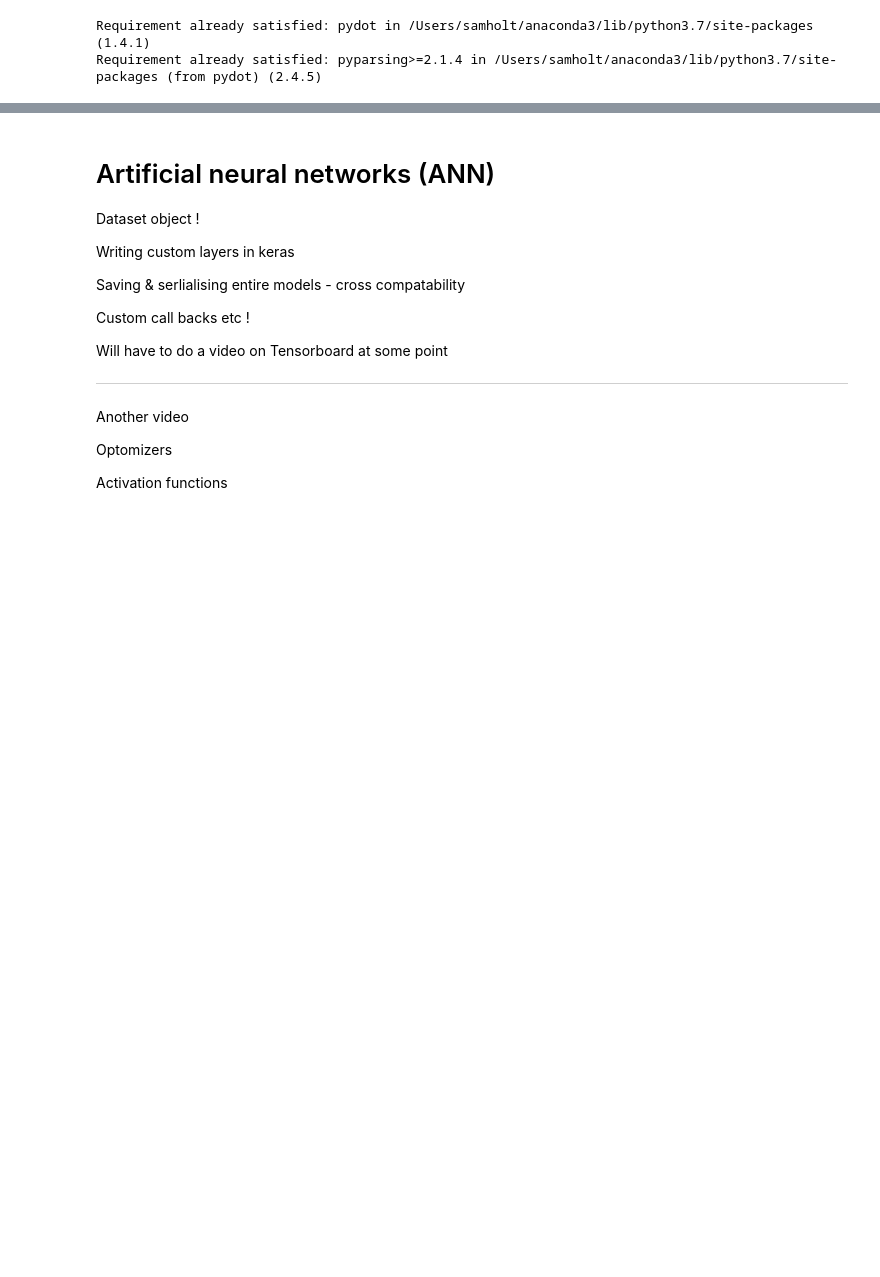
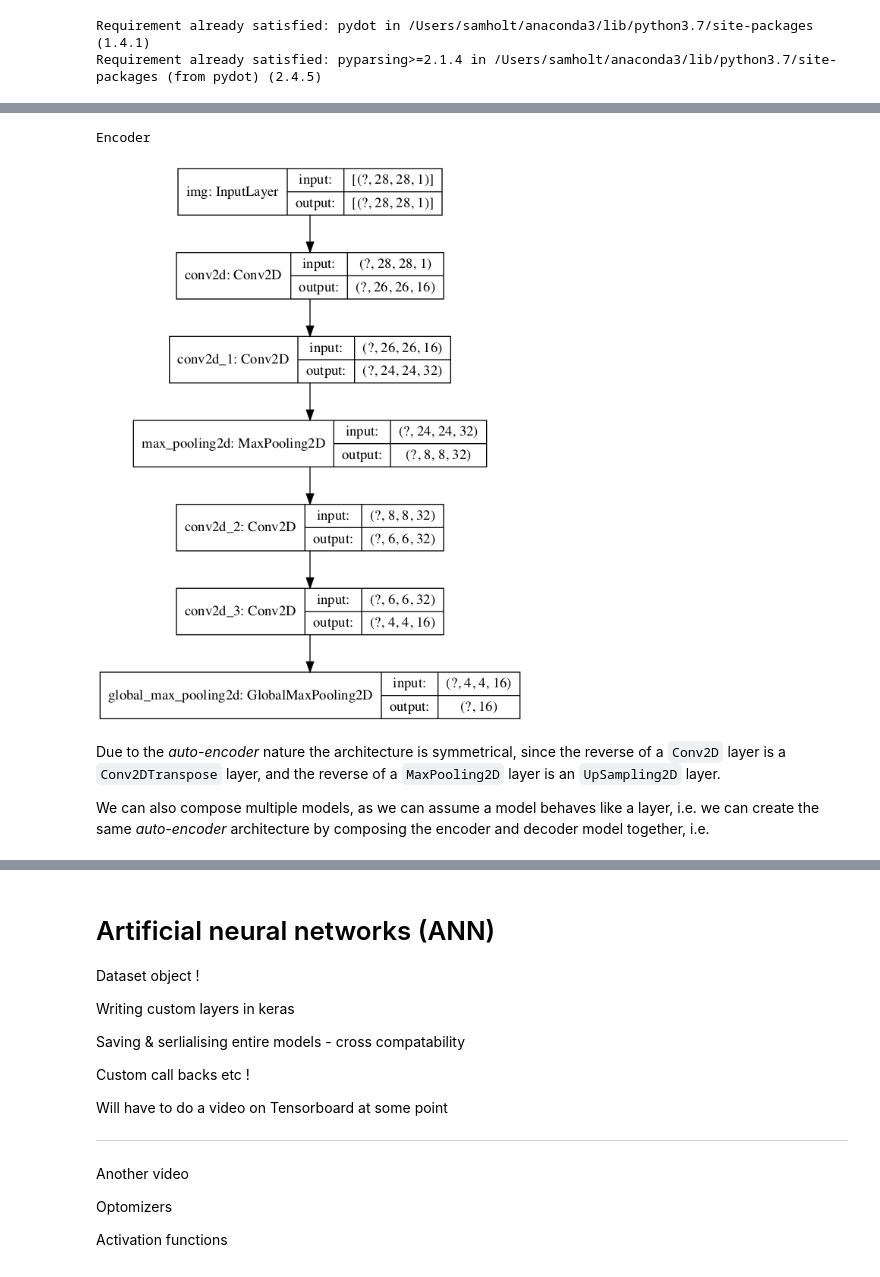
Before and after one commit to PacktPublishing/Practical-Machine-Learning-with-TensorFlow-2.0-and-Scikit-Learn, a Jupyter notebook: section_5/5-3.ipynb, the cells around one changed output, grey strips where cells are left out. Cells and saved outputs as stored; diff of their text form; code cells hidden in the pictures; blank space fills up the shorter version.

```diff
--- a/section_5/5-3.ipynb
+++ b/section_5/5-3.ipynb
@@ -26,0 +348,10 @@ Requirement already satisfied: pyparsing>=2.1.4 in /Users/samholt/anaconda3/lib/
+# %%
+print('Encoder')
+keras.utils.plot_model(encoder, show_shapes=True)
+# %% [output]
+Encoder
+[figure, added]
+# %% [markdown]
+Due to the *auto-encoder* nature the architecture is symmetrical, since the reverse of a `Conv2D` layer is a `Conv2DTranspose` layer, and the reverse of a `MaxPooling2D` layer is an `UpSampling2D` layer.
+
+We can also compose multiple models, as we can assume a model behaves like a layer, i.e. we can create the same *auto-encoder* architecture by composing the encoder and decoder model together, i.e.
```
Also changed, not shown: parts of 60 cells of this notebook, 1 other file.
